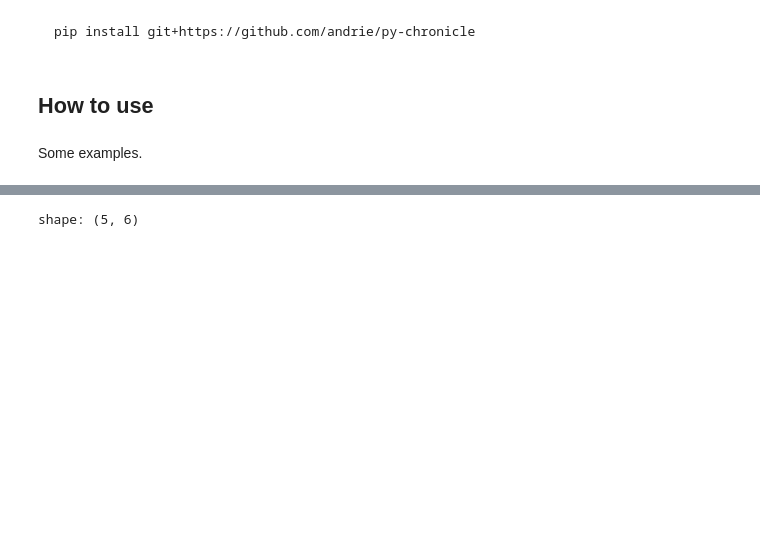
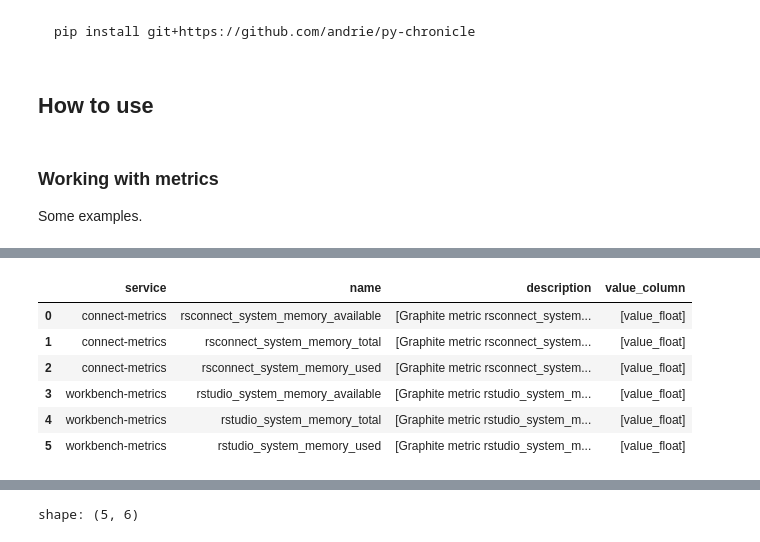
Before and after one commit to andrie/py-chronicle, a Jupyter notebook: _proc/index.ipynb, the cells around one changed output, grey strips where cells are left out. Cells and saved outputs as stored; diff of their text form; code cells hidden in the pictures; blank space fills up the shorter version.

````diff
--- a/_proc/index.ipynb
+++ b/_proc/index.ipynb
@@ -28,8 +28,10 @@ pip install git+https://github.com/andrie/py-chronicle
 ```
 # %% [markdown]
 ## How to use
-# %% [markdown]
-Some examples.
+# %% [markdown]
+### Working with metrics
+
+Some examples.
 # %%
 read_chronicle("./data/v1/metrics").head()
 # %% [output]
@@ -41,3 +43,13 @@ shape: (5, 13)
 | "workbench-metr… | "rstudio-workbe… | "linux" | [{"host","rstudio-workbench-6b965... | "rstudio_system… | "Graphite metri… | "" | "gauge" | 2023-04-03 16:02:20.574 | 2.13864448e8 | ... |
 | "connect-metric… | "rstudio-connec… | "linux" | [{"host","rstudio-connect-68785f9... | "rsconnect_syst… | "Graphite metri… | "" | "gauge" | 2023-04-03 16:24:29.980 | 5.7377e9 | ... |
 | "connect-metric… | "rstudio-connec… | "linux" | [{"host","rstudio-connect-68785f9... | "rsconnect_syst… | "Graphite metri… | "" | "gauge" | 2023-04-03 16:24:29.980 | 7.04741376e8 | ... |
+# %%
+read_chronicle("./data/v1/metrics/").metrics.describe()
+# %% [output]
+|  | service | name | description | value_column |
+| 0 | connect-metrics | rsconnect_system_memory_available | [Graphite metric rsconnect_system... | [value_float] |
+| 1 | connect-metrics | rsconnect_system_memory_total | [Graphite metric rsconnect_system... | [value_float] |
+| 2 | connect-metrics | rsconnect_system_memory_used | [Graphite metric rsconnect_system... | [value_float] |
+| 3 | workbench-metrics | rstudio_system_memory_available | [Graphite metric rstudio_system_m... | [value_float] |
+| 4 | workbench-metrics | rstudio_system_memory_total | [Graphite metric rstudio_system_m... | [value_float] |
+| 5 | workbench-metrics | rstudio_system_memory_used | [Graphite metric rstudio_system_m... | [value_float] |
````
Also changed, not shown: parts of 5 cells of this notebook, 32 other files.
